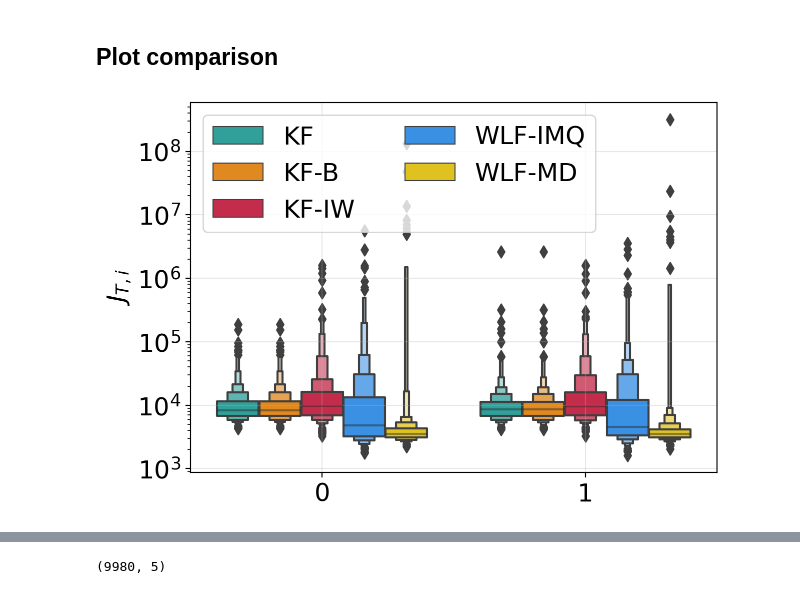
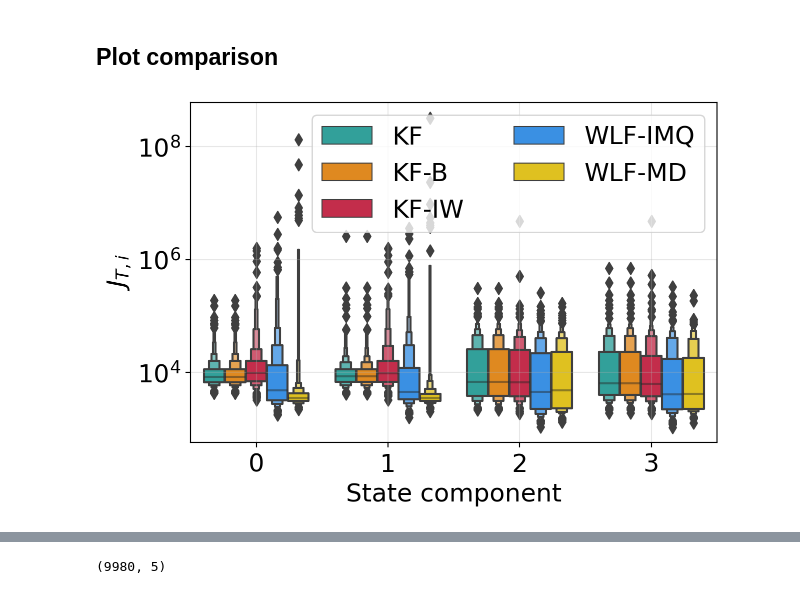
Before and after one commit to gerdm/weighted-likelihood-filter, a Jupyter notebook: experiments/2d-tracking-outlier.ipynb, the cells around one changed output, grey strips where cells are left out. Saved outputs shown, nothing was run; the diff lists cells and outputs as text; code cells hidden in the pictures.

```diff
--- a/experiments/2d-tracking-outlier.ipynb
+++ b/experiments/2d-tracking-outlier.ipynb
@@ -430,3 +435,5 @@ time_methods[method] = times
+# %%
+err_methods = jax.tree_map(lambda x: x - statev, hist_methods)
 # %% [markdown]
 ## Plot comparison
 # %%
@@ -449,22 +456,22 @@ diff_df = diff_df.rename(
 # %%
 methods = sorted(diff_df.method.unique())
 sns.boxenplot(
     y="error",
     x="state",
     hue="method",
-    data=diff_df.query("state <= 1"),
+    data=diff_df,
     palette=cmap,
     hue_order=methods,
 )
 plt.legend(ncol=2)
-plt.xlabel("")
+plt.xlabel("State component")
 plt.ylabel("$J_{T,i}$")
 plt.grid(alpha=0.3)
 plt.tight_layout()
 plt.yscale("log")
 # plt.savefig(f"./figures/2d-ssm-comparison-outlier-{name_dgen}.png", dpi=300)
 # %% [output]
-[figure, old version]
+[figure, new version]
 # %%
 # remove first iteration (used to compile functions)
 time_df = pd.DataFrame(time_methods).iloc[1:]
```
Also changed, not shown: parts of 14 cells of this notebook, 1 other file.
